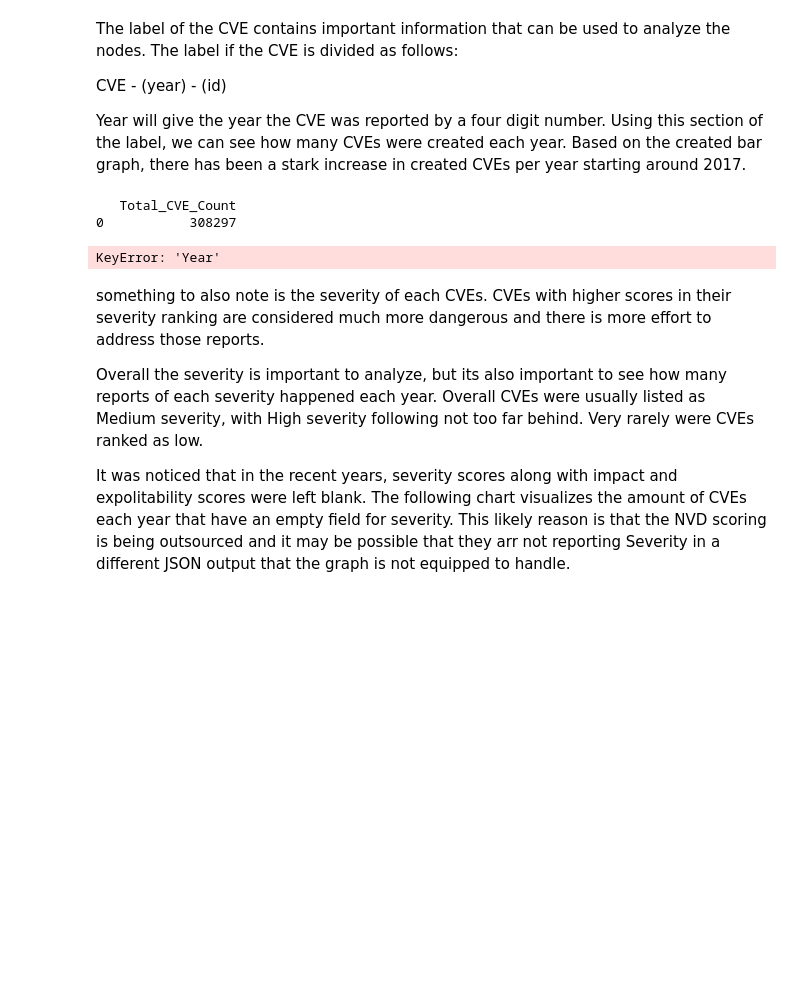
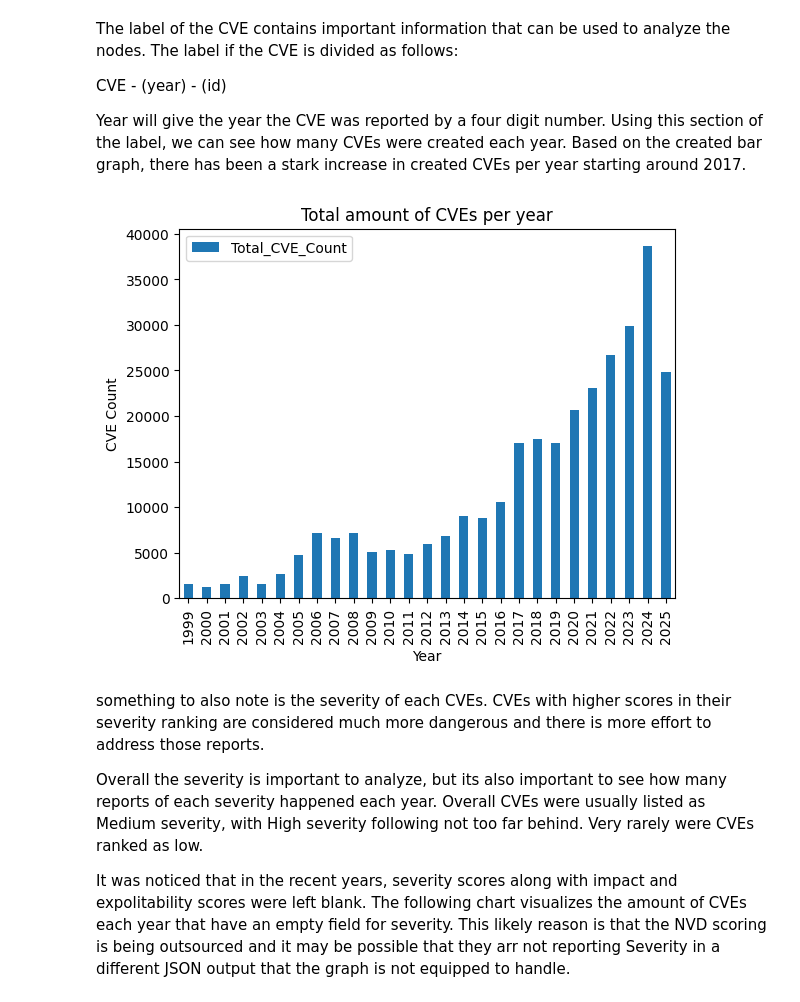
Before and after one commit to edogdu/UCKG, a Jupyter notebook: documents/notebooks/UCKG_Analysis.ipynb, the cells around one changed output. Saved outputs shown, nothing was run; the diff lists cells and outputs as text; code cells hidden in the pictures; blank space fills up the shorter version.

```diff
--- a/documents/notebooks/UCKG_Analysis.ipynb
+++ b/documents/notebooks/UCKG_Analysis.ipynb
@@ -100,27 +100,23 @@ Year will give the year the CVE was reported by a four digit number. Using this
 # %%
 query = """
     MATCH (n:UcoCVE)
     RETURN count(DISTINCT n) as Total_CVE_Count, split(n.label, '-')[1] as Year
     ORDER BY Year ASC
 """
 
 params = {}
-count = run_query(CVE_count, parameters=params)
+count = run_query(query, parameters=params)
 
 #creates a datafram to output the results
 df = pd.DataFrame(count)
-
-print(df)
-
+df
 df.plot(x='Year', y='Total_CVE_Count', kind='bar')
 plt.title('Total amount of CVEs per year')
 plt.xlabel('Year')
 plt.ylabel('CVE Count')
 plt.show()
 # %% [output]
-   Total_CVE_Count
-0           308297
-KeyError: 'Year'
+[figure, added]
 # %% [markdown]
 something to also note is the severity of each CVEs. CVEs with higher scores in their severity ranking are considered much more dangerous and there is more effort to address those reports.
 
```
Also changed, not shown: parts of 25 cells of this notebook.
